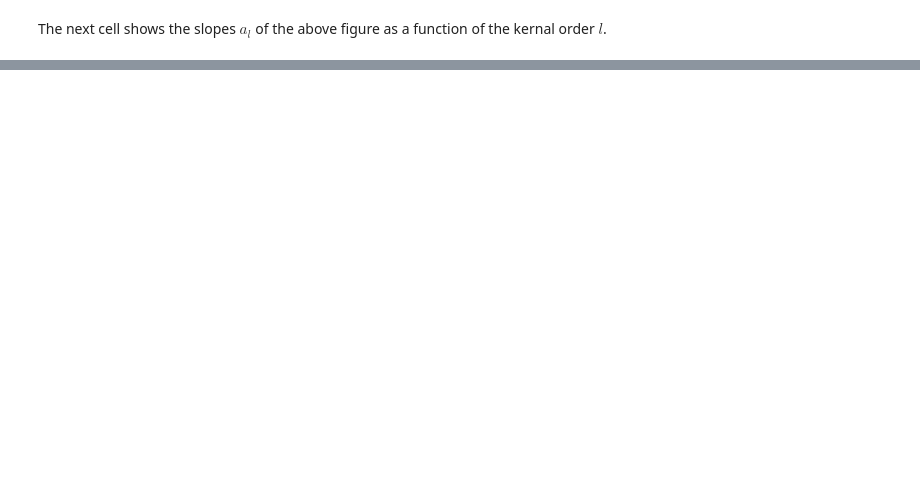
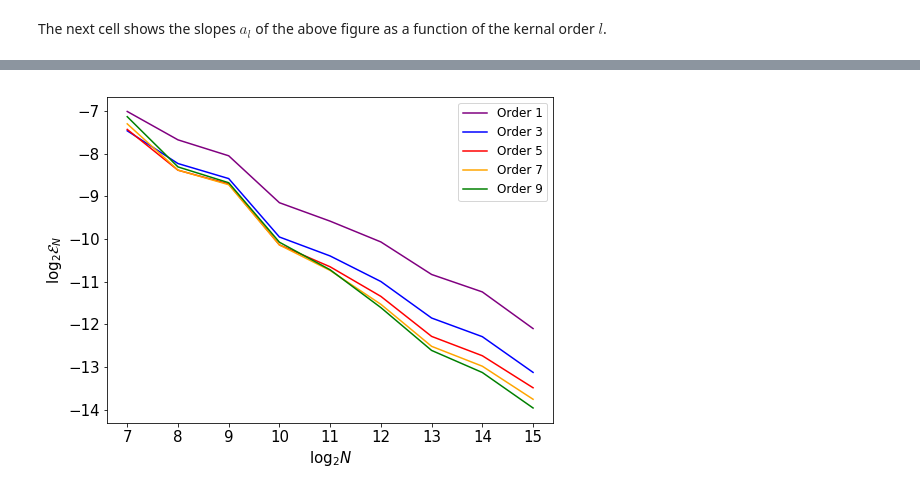
Before and after one commit to YatingLiu2023/HoffmannLiu23_Density_Simulation_for_McKean-Vlasov, a Jupyter notebook: 1-McKean-Vlasov SDE with linear interaction/McKean-Vlasov SDE with linear interaction.ipynb, the cells around one changed output, grey strips where cells are left out. Cells and saved outputs as stored; diff of their text form; code cells hidden in the pictures; blank space fills up the shorter version.

```diff
--- a/1-McKean-Vlasov SDE with linear interaction/McKean-Vlasov SDE with linear interaction.ipynb
+++ b/1-McKean-Vlasov SDE with linear interaction/McKean-Vlasov SDE with linear interaction.ipynb
@@ -630,0 +638,21 @@ plt.savefig('strong_error_slope.png')
+# %%
+plt.figure(figsize = (8,6))
+plt.plot(np.log2(N_vec), np.log2(error_N_Gaussian_kernel),"purple", label="Order 1") # Order 1
+plt.plot(np.log2(N_vec), np.log2(error_N_O3_kernel),"b", label="Order 3") # Order 3
+plt.plot(np.log2(N_vec), np.log2(error_N_O5_kernel),"r", label="Order 5") # Order 5
+plt.plot(np.log2(N_vec), np.log2(error_N_O7_kernel),"orange", label="Order 7") # Order 7
+plt.plot(np.log2(N_vec), np.log2(error_N_O9_kernel),"green", label="Order 9") # Order 9
+plt.legend(fontsize=12)
+
+
+plt.xlabel("$\log_{2}N$", fontsize = 15)
+plt.ylabel("$\log_{2}\mathcal{E}_N$", fontsize = 15)
+
+plt.xticks(fontsize = 15)
+plt.yticks(fontsize = 15)
+
+plt.savefig('strong_error2.png')
+
+plt.savefig('strong_error2.eps', format='eps')
+# %% [output]
+[figure, added]
```
Also changed, not shown: parts of 20 cells of this notebook, 1 other file.
